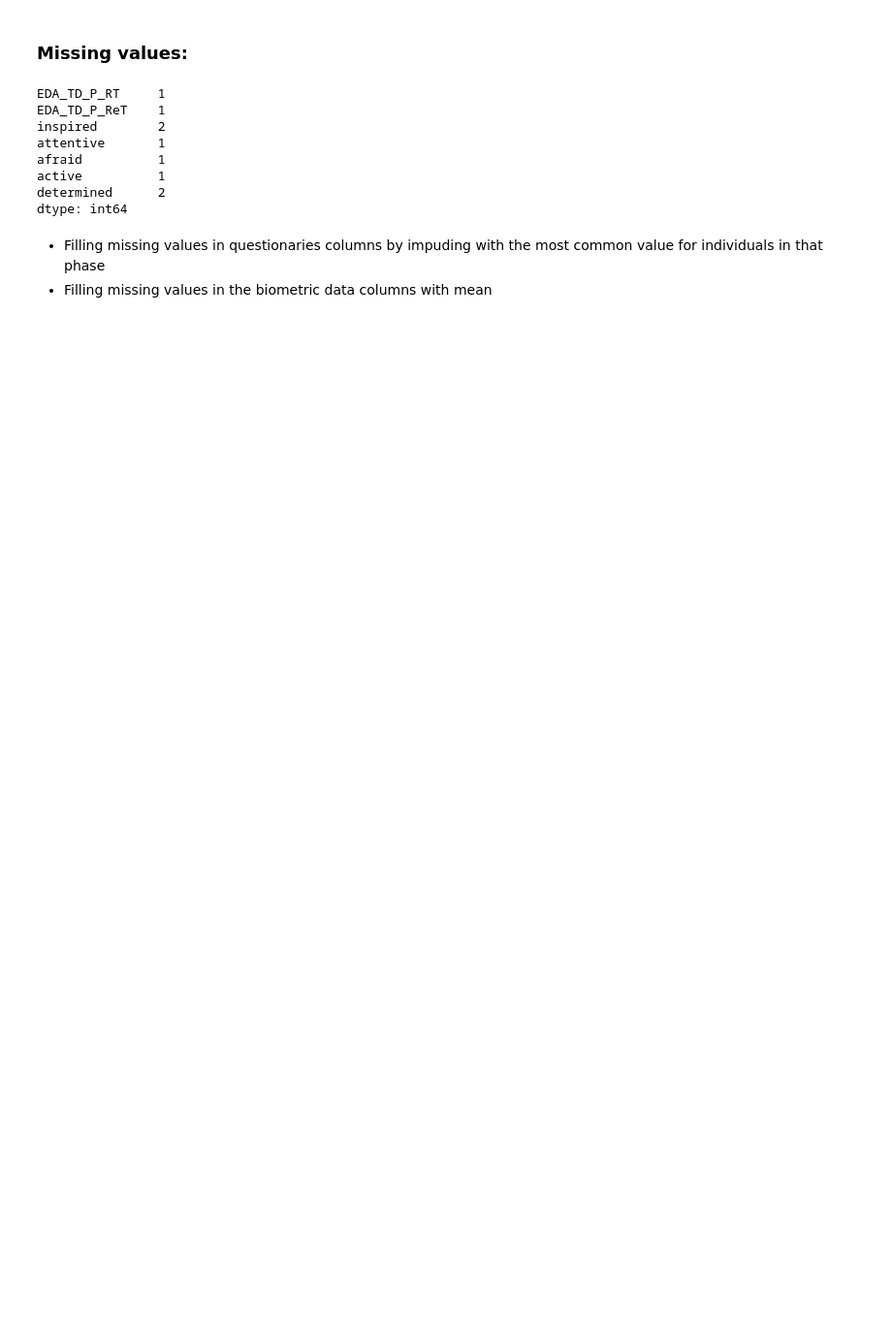
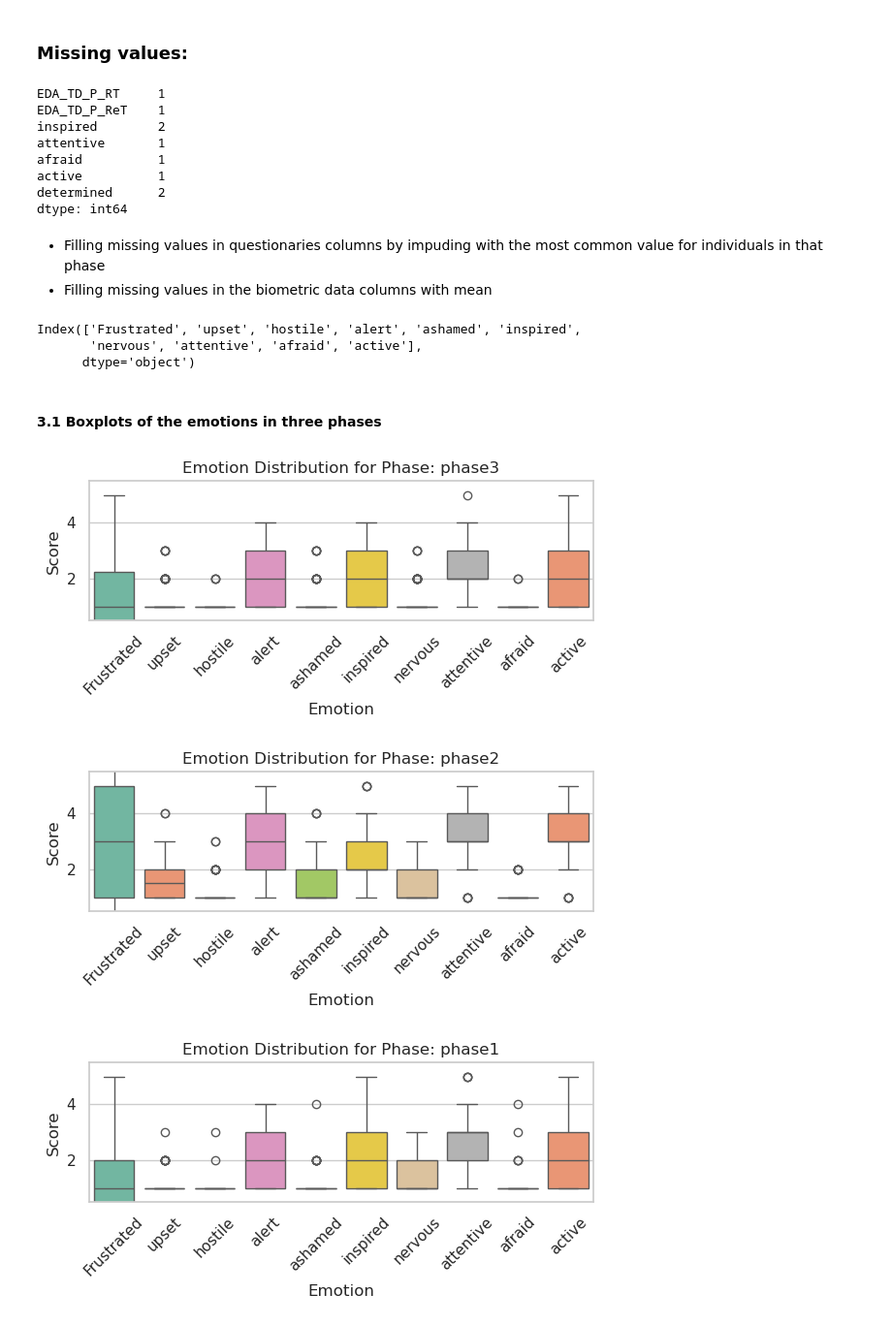
Before and after one commit to AntonWangDTU/case_2, a Jupyter notebook: src_anton/case_2_data.ipynb, the cells around one changed output. Shown at 97% size. Saved outputs shown, nothing was run; the diff lists cells and outputs as text; code cells hidden in the pictures; blank space fills up the shorter version.

```diff
--- a/src_anton/case_2_data.ipynb
+++ b/src_anton/case_2_data.ipynb
@@ -75,3 +87,53 @@ data_pd[q_cols] = data_pd.groupby('Phase')[q_cols].transform(lambda x: x.fillna(
 
 #Filling the missin
 data_pd.fillna({col: data_pd[col].mean() for col in ['EDA_TD_P_RT', 'EDA_TD_P_ReT']}, inplace=True)
+
+biometric_df = data_pd.iloc[:, 5:56]
+
+emotions_df = data_pd.iloc[:, 56:-1]
+emotions_df.columns
+# %% [output]
+Index(['Frustrated', 'upset', 'hostile', 'alert', 'ashamed', 'inspired',
+       'nervous', 'attentive', 'afraid', 'active'],
+      dtype='object')
+# %% [markdown]
+#### 3.1 Boxplots of the emotions in three phases
+# %%
+import matplotlib.pyplot as plt
+import seaborn as sns
+
+# Emotion column names
+emotion_cols = emotions_df.columns
+
+# Define a color palette
+palette = sns.color_palette("Set2", len(emotion_cols))
+
+# Combine Phase and Emotions
+full_df = data_pd[['Phase']].join(emotions_df)
+
+# Plot one figure per phase
+for phase in full_df['Phase'].unique():
+    plt.figure(figsize=(6, 3))  # Smaller figure
+    phase_data = full_df[full_df['Phase'] == phase]
+
+    # Melt the data
+    phase_data_melted = phase_data.melt(id_vars='Phase', value_vars=emotion_cols,
+                                        var_name='Emotion', value_name='Score')
+
+    # Correct boxplot
+    sns.boxplot(x='Emotion', y='Score', hue='Emotion', data=phase_data_melted,
+                palette=dict(zip(emotion_cols, palette)),
+                dodge=False)  # dodge=False to keep boxes together
+
+    plt.title(f'Emotion Distribution for Phase: {phase}')
+    plt.xticks(rotation=45)
+    plt.ylim(0.5, 5.5)  # Scores from 1 to 5
+    plt.xlabel('Emotion')
+    plt.ylabel('Score')
+    plt.legend([],[], frameon=False)  # Remove legend
+    plt.tight_layout()
+    plt.show()
+# %% [output]
+[figure, added]
+[figure, added]
+[figure, added]
```
Also changed, not shown: parts of 33 cells of this notebook.
